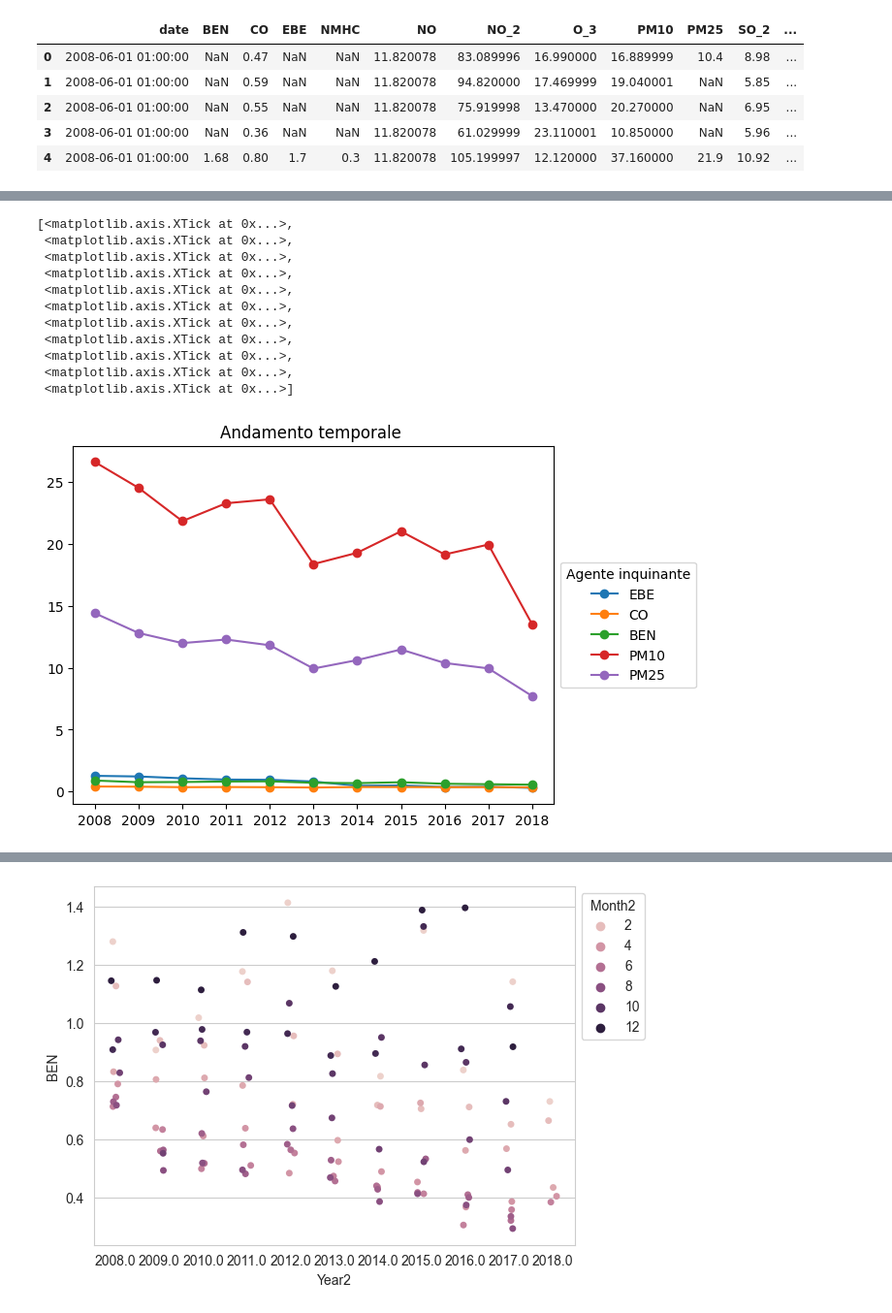
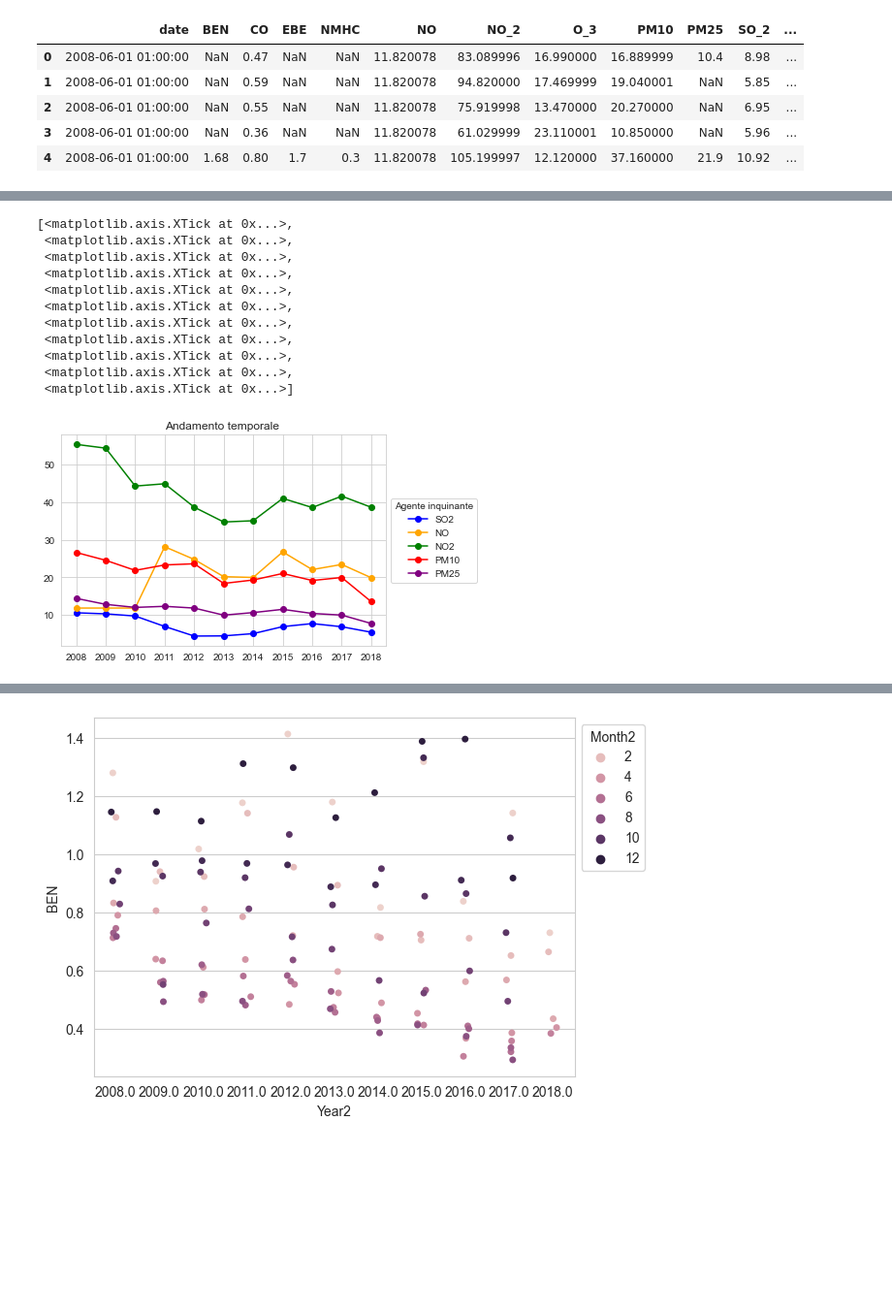
Before and after one commit to ChiaraAmalia/DataScience2Project, a Jupyter notebook: Analisi temporali.ipynb, the cells around one changed output, grey strips where cells are left out. Shown at 97% size. Drawn from its saved outputs; the diff is of its cells as text; code cells hidden in the pictures; blank space fills up the shorter version.

Commit message:
modifiche per plot temporali

```diff
--- a/Analisi temporali.ipynb
+++ b/Analisi temporali.ipynb
@@ -111,27 +112,27 @@ display(AVG_YEAR)
 # %%
 year = [2008,2009,2010,2011,2012,2013,2014,2015,2016,2017,2018]
 fig, ax = plt.subplots()
 plt.title("Andamento temporale ")
-ax.plot(year, AVG_YEAR.EBE, marker = "o", label = "EBE")
-ax.plot(year, AVG_YEAR.CO, marker = "o", label = "CO")
-ax.plot(year, AVG_YEAR.BEN, marker = "o", label = "BEN")
-ax.plot(year, AVG_YEAR.PM10, marker = "o", label = "PM10")
-ax.plot(year, AVG_YEAR.PM25, marker = "o", label = "PM25")
+ax.plot(year, AVG_YEAR.SO2, marker = "o", label = "SO2", color="blue")
+ax.plot(year, AVG_YEAR.NO, marker = "o", label = "NO", color="orange")
+ax.plot(year, AVG_YEAR.NO2, marker = "o", label = "NO2", color="green")
+ax.plot(year, AVG_YEAR.PM10, marker = "o", label = "PM10", color="red")
+ax.plot(year, AVG_YEAR.PM25, marker = "o", label = "PM25", color="purple")
 ax.legend(title='Agente inquinante', loc='center left', bbox_to_anchor=(1, 0.5))
 ax.set_xticks(year)
 # %% [output]
 [<matplotlib.axis.XTick at 0x...>,
  <matplotlib.axis.XTick at 0x...>,
  <matplotlib.axis.XTick at 0x...>,
  <matplotlib.axis.XTick at 0x...>,
  <matplotlib.axis.XTick at 0x...>,
  <matplotlib.axis.XTick at 0x...>,
  <matplotlib.axis.XTick at 0x...>,
  <matplotlib.axis.XTick at 0x...>,
  <matplotlib.axis.XTick at 0x...>,
  <matplotlib.axis.XTick at 0x...>,
  <matplotlib.axis.XTick at 0x...>]
-[figure, old version]
+[figure, new version]
 # %%
 year = [2008,2009,2010,2011,2012,2013,2014,2015,2016,2017,2018]
 fig, ax=plt.subplots()
```
Also changed, not shown: parts of 30 cells of this notebook, 1 other file.
